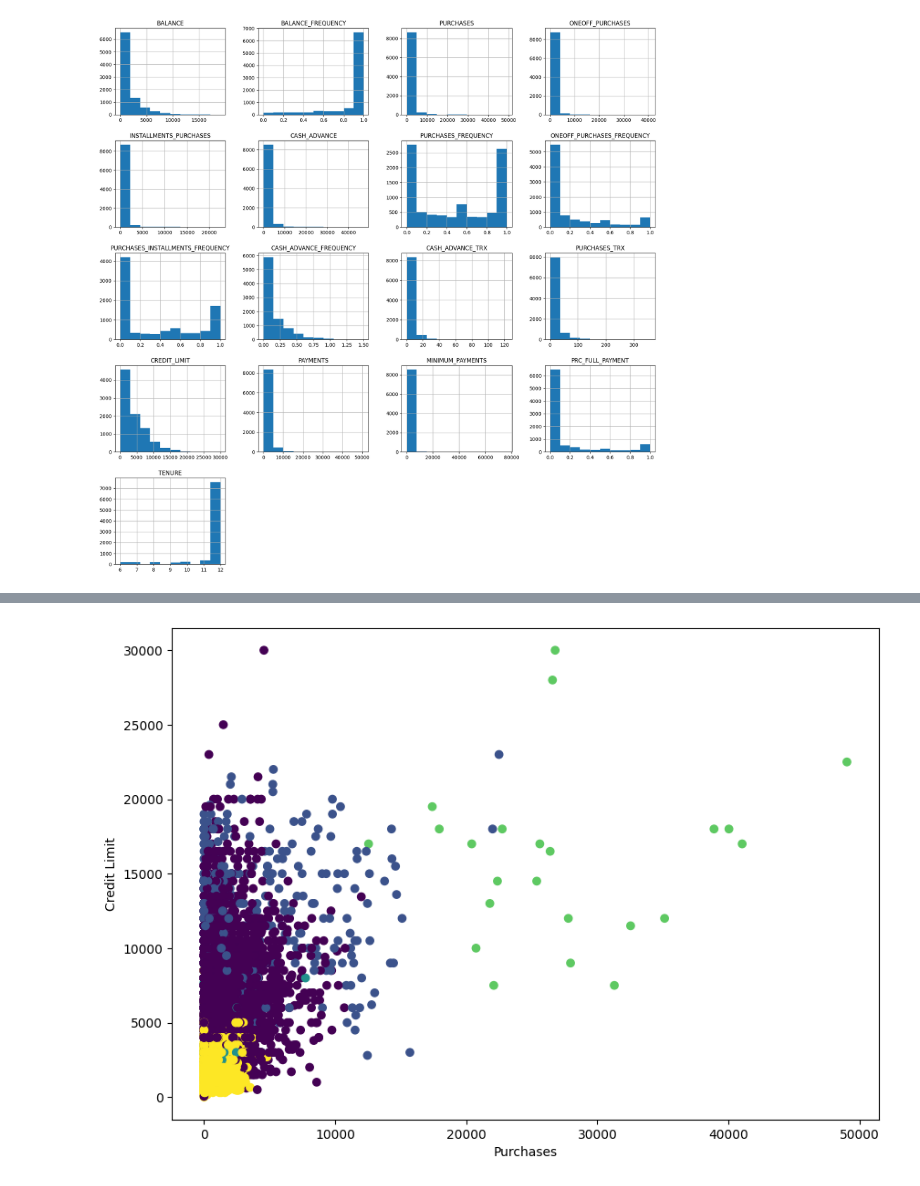
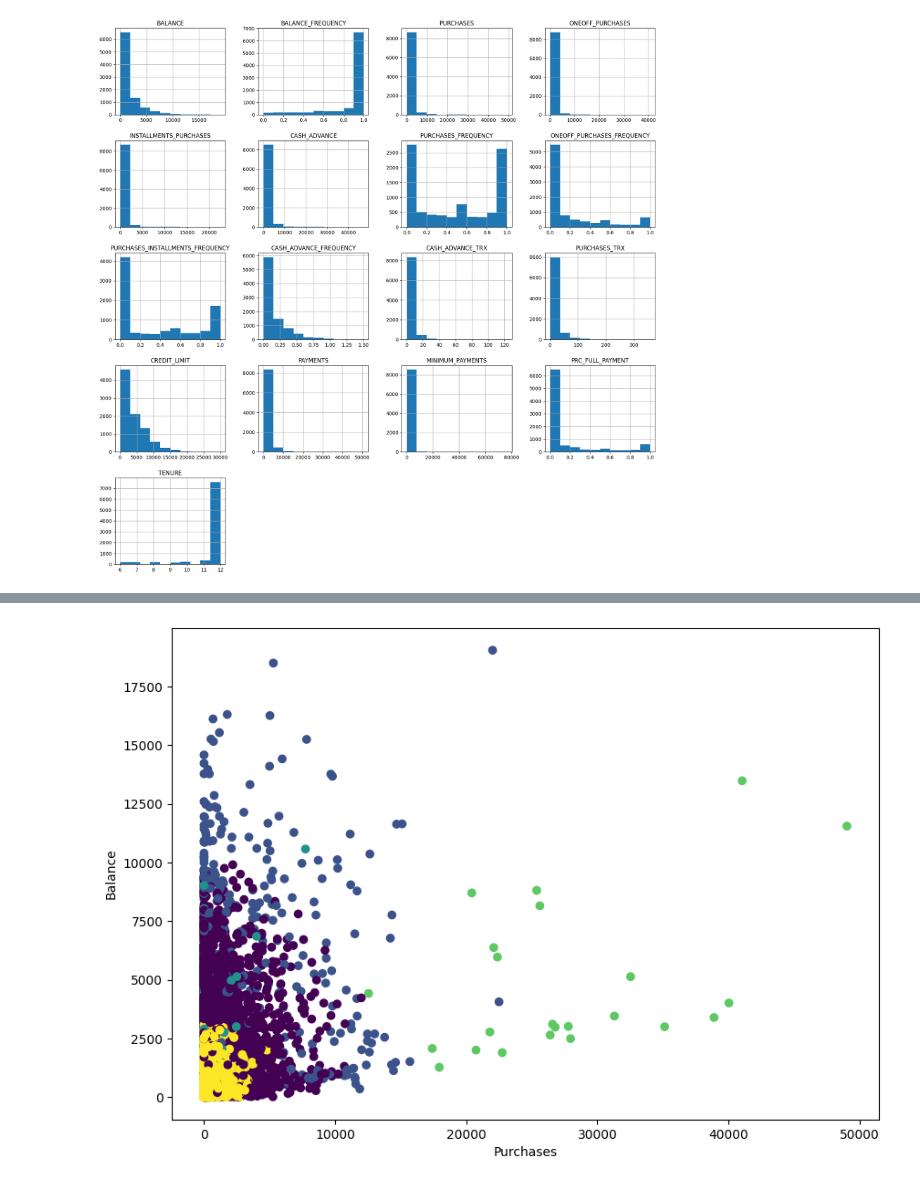
Before and after one commit to mmedoues/cc-general, a Jupyter notebook: model.ipynb, the cells around one changed output, grey strips where cells are left out. Saved outputs shown, nothing was run; the diff lists cells and outputs as text; code cells hidden in the pictures.

```diff
--- a/model.ipynb
+++ b/model.ipynb
@@ -116,0 +102,6 @@ plt.show()
+# %%
+# hierarchical clustering
+hir = AgglomerativeClustering(n_clusters=5, affinity='euclidean', linkage='ward')
+hir.fit(df)
+# get the unique labels
+np.unique(hir.labels_)
@@ -116,0 +143,6 @@ plt.show()
+# %%
+# k-means clustering
+model = KMeans(5)
+model.fit(df)
+# get the unique labels
+np.unique(model.labels_)
@@ -126,9 +184,10 @@ plt.show()
 # %%
-# now another scatter plot to see the clusters
+# now for the hirarchical model
+# let's do a scatter plot to see the clusters
 plt.figure(figsize=(10,7))
-plt.scatter(df['PURCHASES'], df['CREDIT_LIMIT'], c=model.labels_)
+plt.scatter(df['PURCHASES'], df['BALANCE'], c=hir.labels_)
 plt.xlabel('Purchases')
-plt.ylabel('Credit Limit')
+plt.ylabel('Balance')
 plt.show()
 # %% [output]
-[figure, old version]
+[figure, new version]
```
Also changed, not shown: parts of 11 cells of this notebook.
